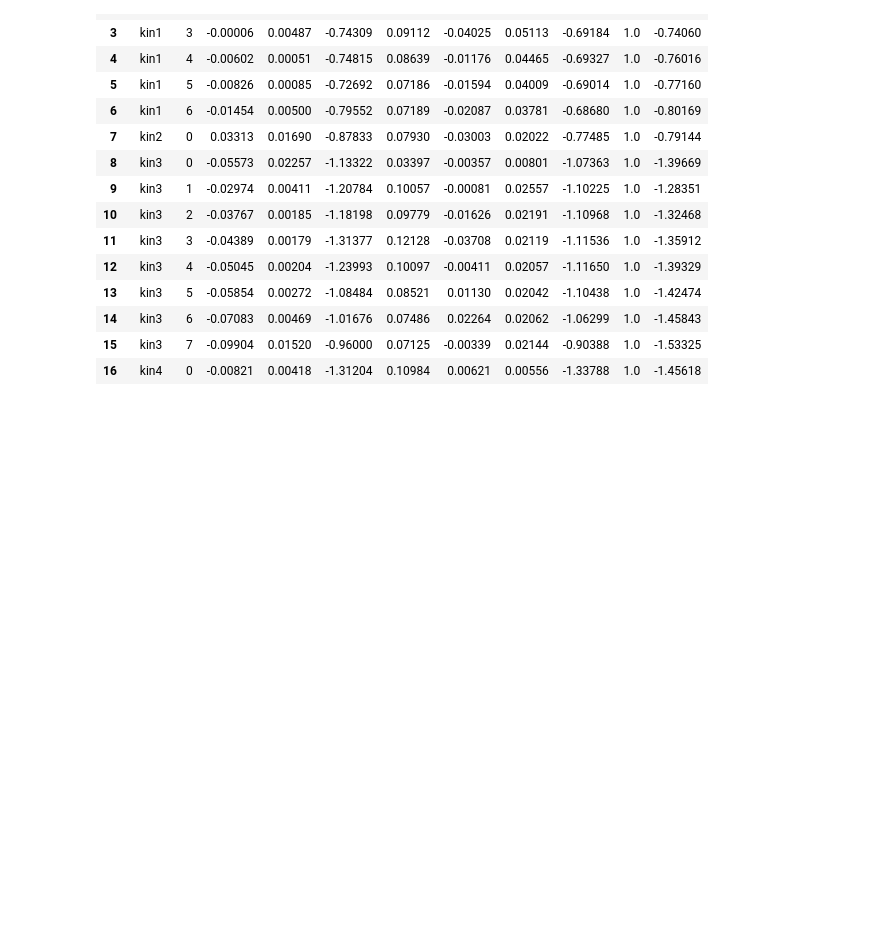
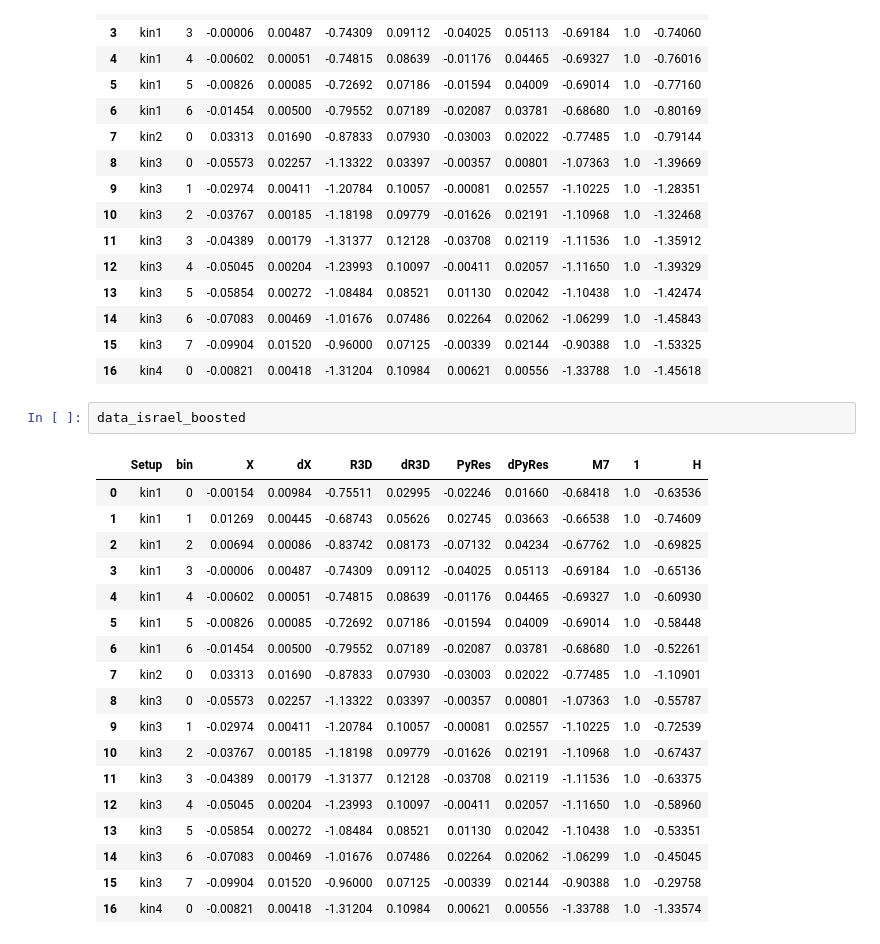
Before and after one commit to erezcoh4/MAINZDataAnalysis, a Jupyter notebook: PhysLettFigs/PlotPL.ipynb, the cells around one changed output. Cells and saved outputs as stored; diff of their text form; blank space fills up the shorter version.

```diff
--- a/PhysLettFigs/PlotPL.ipynb
+++ b/PhysLettFigs/PlotPL.ipynb
@@ -158,3 +158,24 @@ datafig2
 | 14 | kin3 | 6 | -0.07083 | 0.00469 | -1.01676 | 0.07486 | 0.02264 | 0.02062 | -1.06299 | 1.0 | -1.45843 |
 | 15 | kin3 | 7 | -0.09904 | 0.01520 | -0.96000 | 0.07125 | -0.00339 | 0.02144 | -0.90388 | 1.0 | -1.53325 |
 | 16 | kin4 | 0 | -0.00821 | 0.00418 | -1.31204 | 0.10984 | 0.00621 | 0.00556 | -1.33788 | 1.0 | -1.45618 |
+# %%
+data_israel_boosted
+# %% [output]
+|  | Setup | bin | X | dX | R3D | dR3D | PyRes | dPyRes | M7 | 1 | H |
+| 0 | kin1 | 0 | -0.00154 | 0.00984 | -0.75511 | 0.02995 | -0.02246 | 0.01660 | -0.68418 | 1.0 | -0.63536 |
+| 1 | kin1 | 1 | 0.01269 | 0.00445 | -0.68743 | 0.05626 | 0.02745 | 0.03663 | -0.66538 | 1.0 | -0.74609 |
+| 2 | kin1 | 2 | 0.00694 | 0.00086 | -0.83742 | 0.08173 | -0.07132 | 0.04234 | -0.67762 | 1.0 | -0.69825 |
+| 3 | kin1 | 3 | -0.00006 | 0.00487 | -0.74309 | 0.09112 | -0.04025 | 0.05113 | -0.69184 | 1.0 | -0.65136 |
+| 4 | kin1 | 4 | -0.00602 | 0.00051 | -0.74815 | 0.08639 | -0.01176 | 0.04465 | -0.69327 | 1.0 | -0.60930 |
+| 5 | kin1 | 5 | -0.00826 | 0.00085 | -0.72692 | 0.07186 | -0.01594 | 0.04009 | -0.69014 | 1.0 | -0.58448 |
+| 6 | kin1 | 6 | -0.01454 | 0.00500 | -0.79552 | 0.07189 | -0.02087 | 0.03781 | -0.68680 | 1.0 | -0.52261 |
+| 7 | kin2 | 0 | 0.03313 | 0.01690 | -0.87833 | 0.07930 | -0.03003 | 0.02022 | -0.77485 | 1.0 | -1.10901 |
+| 8 | kin3 | 0 | -0.05573 | 0.02257 | -1.13322 | 0.03397 | -0.00357 | 0.00801 | -1.07363 | 1.0 | -0.55787 |
+| 9 | kin3 | 1 | -0.02974 | 0.00411 | -1.20784 | 0.10057 | -0.00081 | 0.02557 | -1.10225 | 1.0 | -0.72539 |
+| 10 | kin3 | 2 | -0.03767 | 0.00185 | -1.18198 | 0.09779 | -0.01626 | 0.02191 | -1.10968 | 1.0 | -0.67437 |
+| 11 | kin3 | 3 | -0.04389 | 0.00179 | -1.31377 | 0.12128 | -0.03708 | 0.02119 | -1.11536 | 1.0 | -0.63375 |
+| 12 | kin3 | 4 | -0.05045 | 0.00204 | -1.23993 | 0.10097 | -0.00411 | 0.02057 | -1.11650 | 1.0 | -0.58960 |
+| 13 | kin3 | 5 | -0.05854 | 0.00272 | -1.08484 | 0.08521 | 0.01130 | 0.02042 | -1.10438 | 1.0 | -0.53351 |
+| 14 | kin3 | 6 | -0.07083 | 0.00469 | -1.01676 | 0.07486 | 0.02264 | 0.02062 | -1.06299 | 1.0 | -0.45045 |
+| 15 | kin3 | 7 | -0.09904 | 0.01520 | -0.96000 | 0.07125 | -0.00339 | 0.02144 | -0.90388 | 1.0 | -0.29758 |
+| 16 | kin4 | 0 | -0.00821 | 0.00418 | -1.31204 | 0.10984 | 0.00621 | 0.00556 | -1.33788 | 1.0 | -1.33574 |
```
Also changed, not shown: parts of 1 cell of this notebook, 1 other file.
